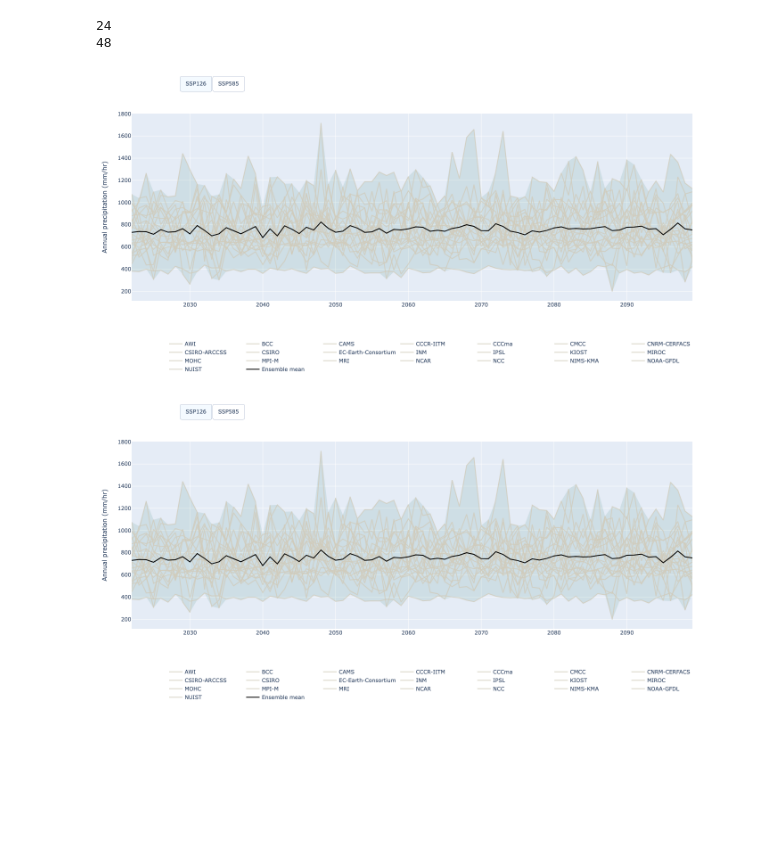
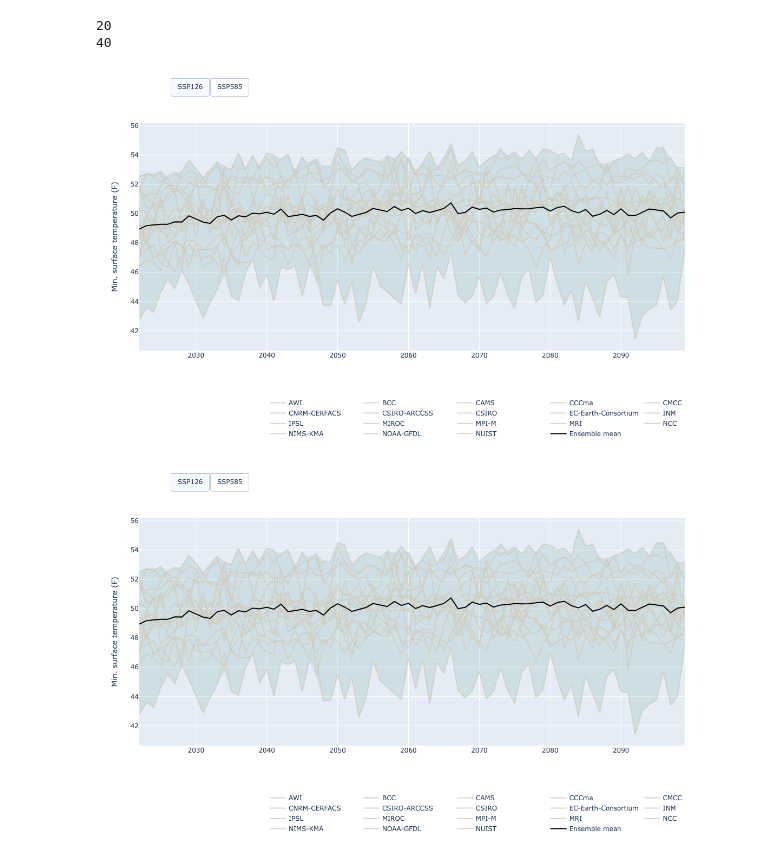
Before and after one commit to chrimerss/AustinClimateWeb, a Jupyter notebook: bias_correction.ipynb, the cells around one changed output. Cells and saved outputs as stored; diff of their text form; code cells hidden in the pictures; blank space fills up the shorter version.

Commit message:
add plots to index

```diff
--- a/bias_correction.ipynb
+++ b/bias_correction.ipynb
@@ -42,8 +42,6 @@ for nc in nc_files:
     df.loc[ds.time.values, model]= ds.values.squeeze()
 # %%
 df[~pd.isna(df.NUIST)].resample('Y').sum().to_csv('pr_models_ssp585.csv')
-# %%
-df_year= df[~pd.isna(df.NUIST)].resample('Y').sum()
 # %%
 from ipywidgets import widgets
 # %%
@@ -52,13 +50,13 @@ counter=0
 for scenario in ['126', '585']:
     if scenario == '126': visible=True
     else: visible=False
-    nc_files= sorted(glob('data/bias_corrected/pr*_ssp%s_bias_corrected.nc'%scenario))
+    nc_files= sorted(glob('data/bias_corrected/tasmax*_ssp%s_bias_corrected.nc'%scenario))
     df= pd.DataFrame(index= pd.date_range('2000-01-01 00:00:00', '2098-12-31 00:00:00', freq='D'))
     for nc in nc_files:
         model= nc.split('__')[1].split('_')[0]
         ds= xr.open_dataset(nc).to_array()
         df.loc[ds.time.values, model]= ds.values.squeeze()
-    df_year= df[~pd.isna(df.NUIST)].resample('Y').sum()
+    df_year= df[~pd.isna(df.NUIST)].resample('Y').mean()
     list_figs.append(
     go.Scatter(
         x=df_year.index.tolist()+df_year.index[::-1].tolist(), # x, then x reversed
@@ -87,37 +85,37 @@ for scenario in ['126', '585']:
     counter+=1
     print(counter)
 # %% [output]
-24
-48
+20
+40
 # %%
 fig= go.Figure(list_figs, dict(width=900, height=700))
 
 fig.update_layout(legend=dict(
     orientation="h",
     yanchor="bottom",
     y=-0.4,
     xanchor="right",
     x=1),
-    yaxis_title= 'Annual precipitation (mm/hr)',
+    yaxis_title= 'Min. surface temperature (F)',
     updatemenus = [
       go.layout.Updatemenu(
          type = "buttons", direction = "right", active = 0, x = 0.2, y = 1.2,
          buttons = list(
             [
                dict(
                   label = "SSP126", method = "update",
-                  args = [{"visible": [True]*24+[False]*24}]
+                  args = [{"visible": [True]*(len(list_figs)//2)+[False]*(len(list_figs)//2)}]
                ),
                dict(
                   label = "SSP585", method = "update",
-                  args = [{"visible": [False]*24+[True]*24}]
+                  args = [{"visible": [False]*(len(list_figs)//2)+[True]*(len(list_figs)//2)}]
                )
             ]
          )
       )
    ])
 fig.show()
 # %% [output]
-[figure, old version]
+[figure, new version]
-[figure, old version]
+[figure, new version]
 # %%
```
Also changed, not shown: parts of 3 cells of this notebook, 29 other files.
